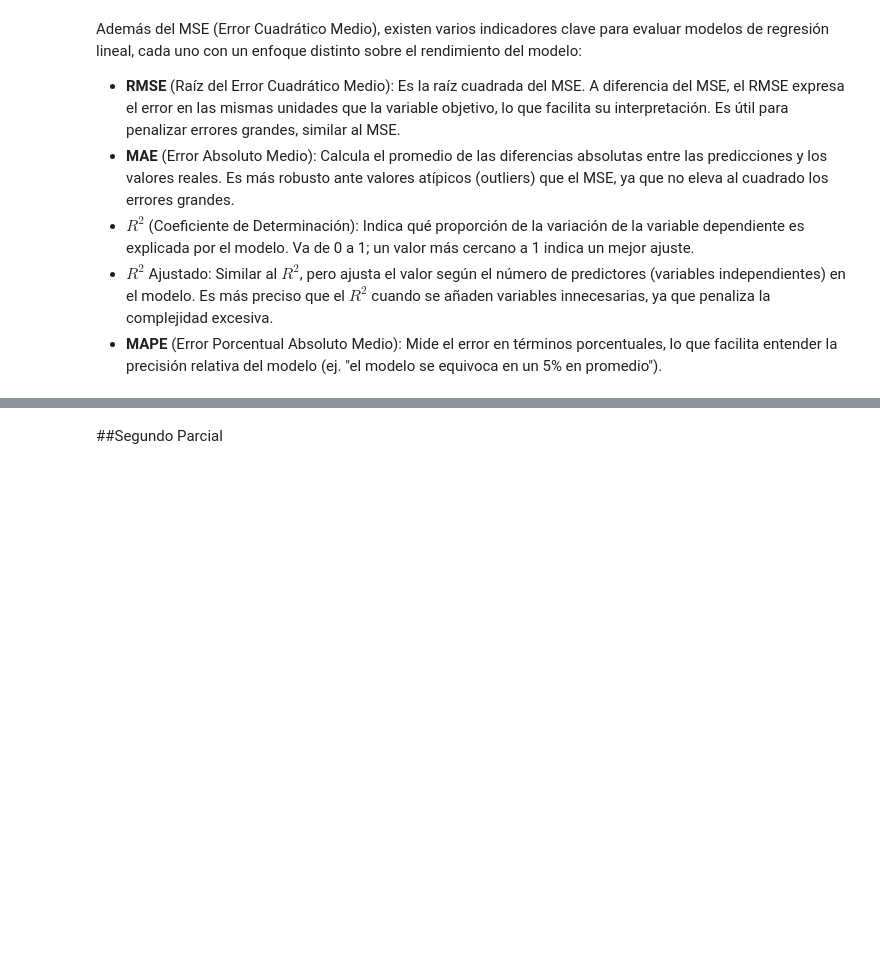
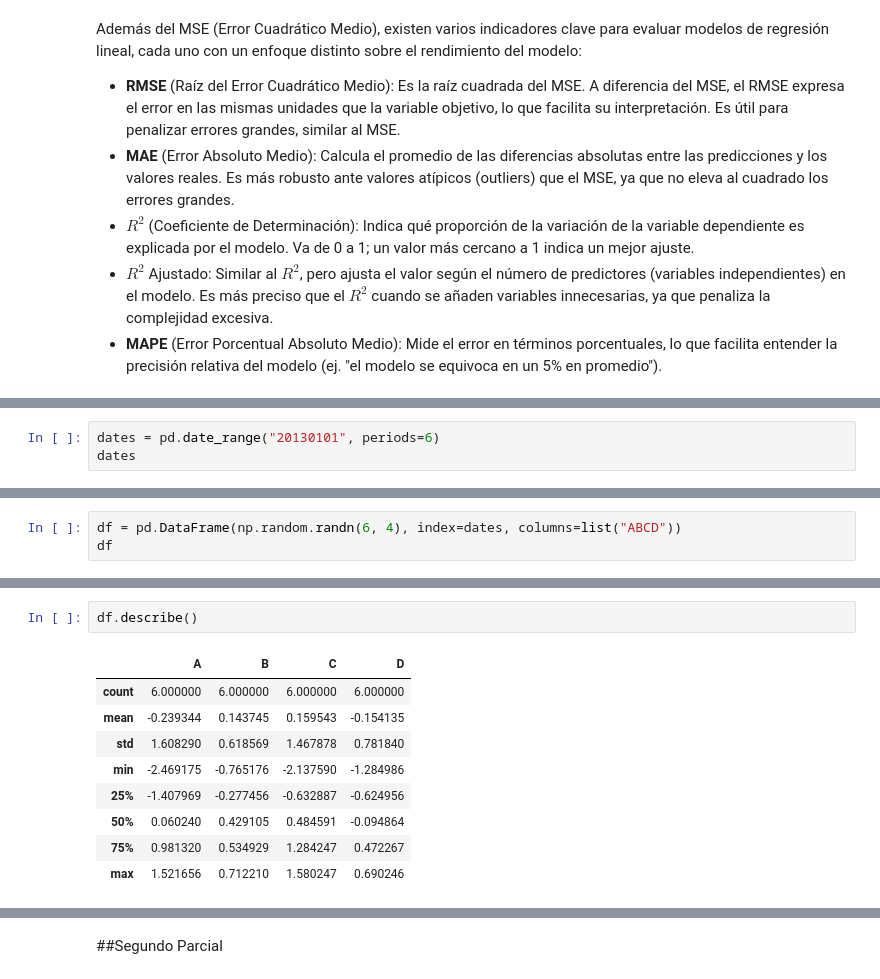
Before and after one commit to aztcc/minerodedatos77, a Jupyter notebook: MineriaDeDatos.ipynb, the cells around one changed output, grey strips where cells are left out. Drawn from its saved outputs; the diff is of its cells as text; blank space fills up the shorter version.

```diff
--- a/MineriaDeDatos.ipynb
+++ b/MineriaDeDatos.ipynb
@@ -911,0 +929,3 @@ Además del MSE (Error Cuadrático Medio), existen varios indicadores clave para
+# %%
+dates = pd.date_range("20130101", periods=6)
+dates
@@ -911,0 +936,3 @@ Además del MSE (Error Cuadrático Medio), existen varios indicadores clave para
+# %%
+df = pd.DataFrame(np.random.randn(6, 4), index=dates, columns=list("ABCD"))
+df
@@ -911,0 +1018,12 @@ Además del MSE (Error Cuadrático Medio), existen varios indicadores clave para
+# %%
+df.describe()
+# %% [output]
+|  | A | B | C | D |
+| count | 6.000000 | 6.000000 | 6.000000 | 6.000000 |
+| mean | -0.239344 | 0.143745 | 0.159543 | -0.154135 |
+| std | 1.608290 | 0.618569 | 1.467878 | 0.781840 |
+| min | -2.469175 | -0.765176 | -2.137590 | -1.284986 |
+| 25% | -1.407969 | -0.277456 | -0.632887 | -0.624956 |
+| 50% | 0.060240 | 0.429105 | 0.484591 | -0.094864 |
+| 75% | 0.981320 | 0.534929 | 1.284247 | 0.472267 |
+| max | 1.521656 | 0.712210 | 1.580247 | 0.690246 |
```
Also changed, not shown: parts of 17 cells of this notebook.
